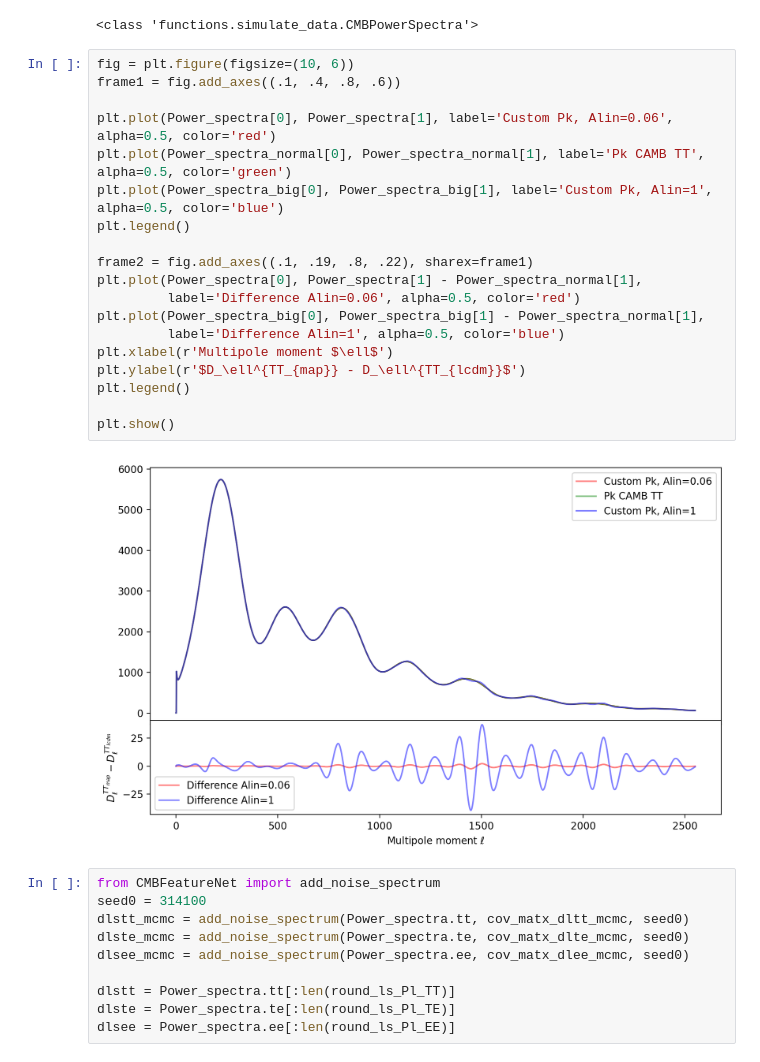
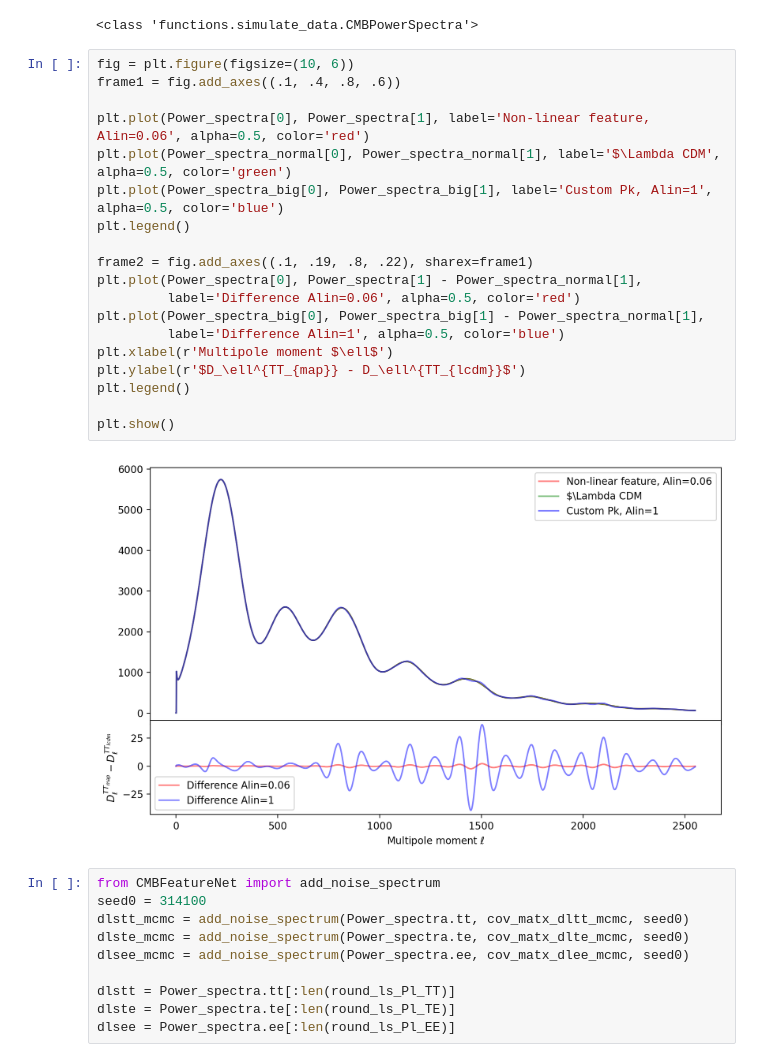
Before and after one commit to SkyExplain/SkySimulation, a Jupyter notebook: Notebooks/Primordial_Feature_data_errors.ipynb, the cells around one changed output. Drawn from its saved outputs; the diff is of its cells as text.

```diff
--- a/Notebooks/Primordial_Feature_data_errors.ipynb
+++ b/Notebooks/Primordial_Feature_data_errors.ipynb
@@ -98,24 +98,24 @@ Power_spectra_normal = generate_camb_power_spectra(67.4, 0.02237, 0.1200, 0.06,
 # %%
 fig = plt.figure(figsize=(10, 6))
 frame1 = fig.add_axes((.1, .4, .8, .6))
 
-plt.plot(Power_spectra[0], Power_spectra[1], label='Custom Pk, Alin=0.06', alpha=0.5, color='red')
-plt.plot(Power_spectra_normal[0], Power_spectra_normal[1], label='Pk CAMB TT', alpha=0.5, color='green')
+plt.plot(Power_spectra[0], Power_spectra[1], label='Non-linear feature, Alin=0.06', alpha=0.5, color='red')
+plt.plot(Power_spectra_normal[0], Power_spectra_normal[1], label='$\Lambda CDM', alpha=0.5, color='green')
 plt.plot(Power_spectra_big[0], Power_spectra_big[1], label='Custom Pk, Alin=1', alpha=0.5, color='blue')
 plt.legend()
 
 frame2 = fig.add_axes((.1, .19, .8, .22), sharex=frame1)
 plt.plot(Power_spectra[0], Power_spectra[1] - Power_spectra_normal[1],
          label='Difference Alin=0.06', alpha=0.5, color='red')
 plt.plot(Power_spectra_big[0], Power_spectra_big[1] - Power_spectra_normal[1],
          label='Difference Alin=1', alpha=0.5, color='blue')
 plt.xlabel(r'Multipole moment $\ell$')
 plt.ylabel(r'$D_\ell^{TT_{map}} - D_\ell^{TT_{lcdm}}$')
 plt.legend()
 
 plt.show()
 # %% [output]
-[figure, old version]
+[figure, new version]
 # %%
 from CMBFeatureNet import add_noise_spectrum
 seed0 = 314100
```
